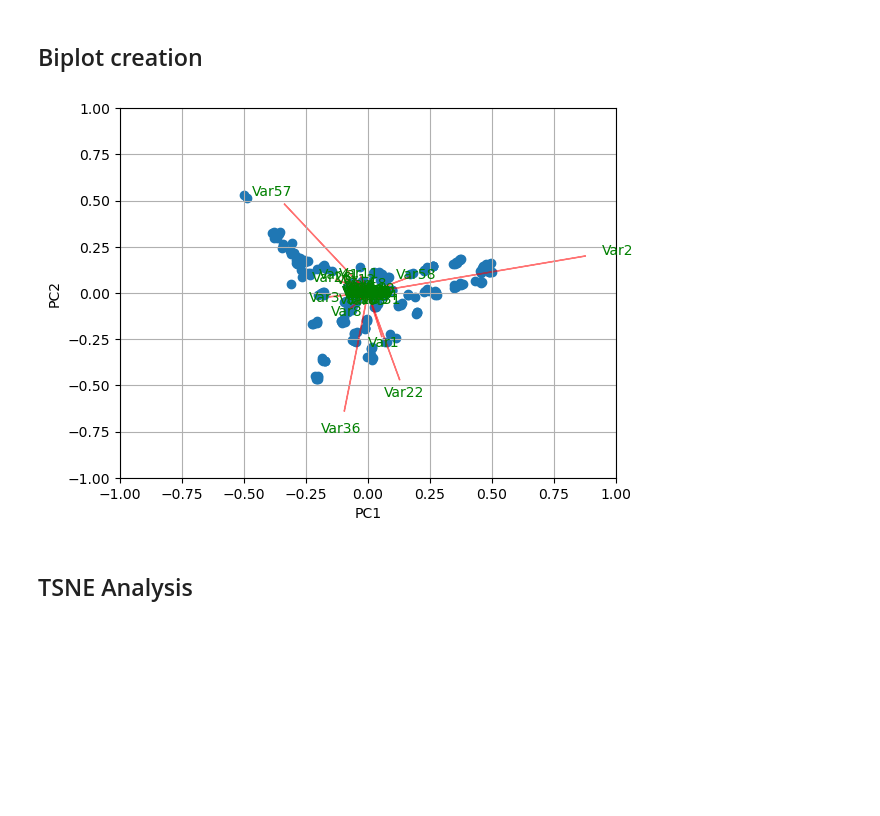
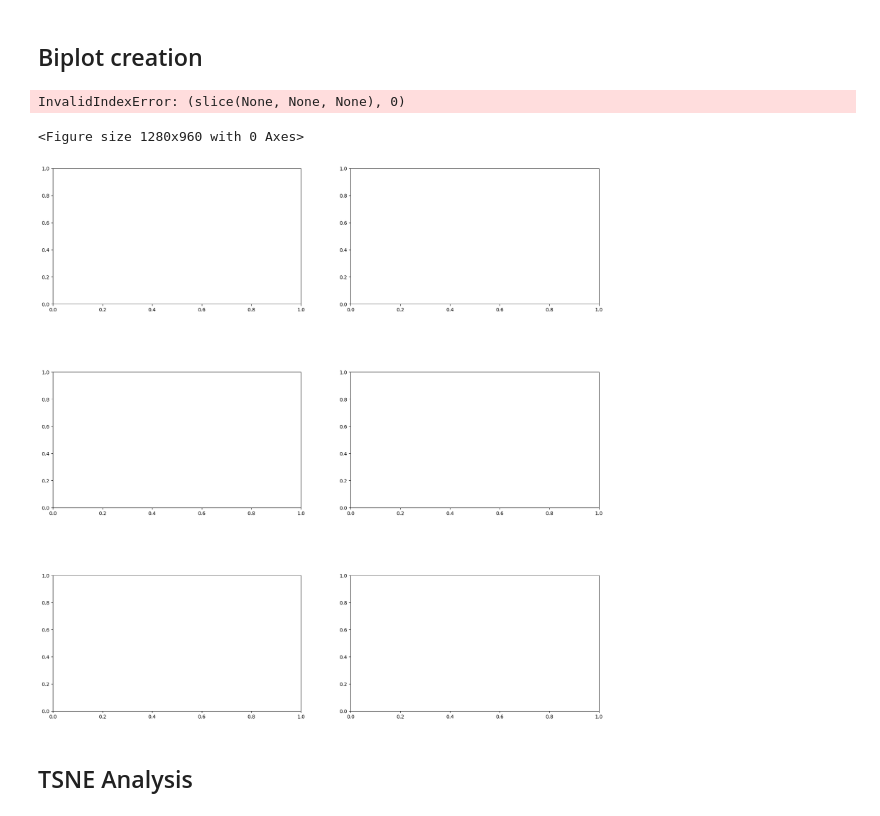
Before and after one commit to aplapteva/20440_final_project, a Jupyter notebook: Code/paired_analysis_ag.ipynb, the cells around one changed output. Saved outputs shown, nothing was run; the diff lists cells and outputs as text; code cells hidden in the pictures; blank space fills up the shorter version.

```diff
--- a/Code/paired_analysis_ag.ipynb
+++ b/Code/paired_analysis_ag.ipynb
@@ -71,0 +93,7 @@ Imputation, if necessary:
+# %%
+from sklearn import preprocessing
+data_pair_1 = []
+for i in data_pair:
+    columns = i.columns
+    scaler = preprocessing.StandardScaler().fit(i)
+    data_pair_1.append(pd.DataFrame(scaler.transform(i), columns=columns))
@@ -90,7 +134,7 @@ Removing small relative abundances, if necessary:
 out_df_pair = []
 var_ratio_pair = []
 pcs_pair = []
-for data in data_pair:
+for data in data_pair_1:
     pca = PCA(n_components=.95)
     out = pca.fit_transform(data)
 
@@ -144,8 +188,8 @@ for i in range(len(out_df_pair)):
     axes[i].legend();
     axes[i].set(xlabel="PC1")
     axes[i].set(ylabel="PC2")
-    axes[i].text(0.5, .15, "variance explained by PC1 and PC2: \n" + str(var_ratio_pair[i][0] + var_ratio_pair[i][1]), transform=axes[i].transAxes, horizontalalignment='center',
-    verticalalignment='top', bbox=dict(facecolor='red', alpha=0.5))
+    axes[i].text(0.5, .15, "variance explained by PC1 and PC2: \n {:.4f}".format(var_ratio_pair[i][0] + var_ratio_pair[i][1]), transform=axes[i].transAxes, horizontalalignment='center',
+    verticalalignment='top', bbox=dict(facecolor='gray', alpha=0.2))
     axes[i].set_title("Classification of " + str(pairwise[i]) + " on PC1 v PC2");
 
 plt.savefig('../Figures/PCA_plots_paired.svg')
@@ -164,14 +208,14 @@ for i in range(len(pcs_pair)):
     pcs = pcs_pair[i]
     # create a dataframe with the load of the features in PC1:
     load = pd.DataFrame(np.transpose(pcs), columns=['PC'+str(i+1) for i in range(len(out_df_pair[i].columns))])
-    load["feature"] = list(data_pair[i].columns)
+    load["feature"] = list(data_pair_1[i].columns)
 
     # descending values
     load1 = load.sort_values('PC1', ascending=False)
     load1_feat = pd.DataFrame(load1[["feature", 'PC1']], columns=['feature', 'PC1']) # for reference
 
     for feat in pairwise[i]:
-        load1_feat = load1_feat.loc[(load1_feat['PC1'] > .02) | (load1_feat['PC1'] < -.02)]
+        load1_feat = load1_feat.loc[(load1_feat['PC1'] > .07) | (load1_feat['PC1'] < -.07)]
 
     # plot
     sns.barplot(load1_feat, x='feature', y='PC1', ax=axes[i]);
@@ -186,29 +230,57 @@ plt.savefig('../Figures/PCA_load_plots_paired.svg')
 ## Biplot creation
 # %%
 def myplot(score,coeff,labels=None):
+    ''' creation of a biplot '''
     xs = score[:,0]
     ys = score[:,1]
     n = coeff.shape[0]
     scalex = 1.0/(xs.max() - xs.min())
     scaley = 1.0/(ys.max() - ys.min())
     plt.scatter(xs * scalex,ys * scaley)
     for i in range(n):
         plt.arrow(0, 0, coeff[i,0], coeff[i,1],color = 'r',alpha = 0.5)
         if labels is None:
             plt.text(coeff[i,0]* 1.15, coeff[i,1] * 1.15, "Var"+str(i+1), color = 'g', ha = 'center', va = 'center')
         else:
             plt.text(coeff[i,0]* 1.15, coeff[i,1] * 1.15, labels[i], color = 'g', ha = 'center', va = 'center')
     plt.xlim(-1,1)
     plt.ylim(-1,1)
     plt.xlabel("PC{}".format(1))
     plt.ylabel("PC{}".format(2))
     plt.grid()
 
-#Call the function. Use only the 2 PCs.
-myplot(out[:,0:2],np.transpose(pca.components_[0:2,:]))
-plt.show()
+
+plt.figure(dpi = 200)
+fig, ((ax1, ax2), (ax3, ax4), (ax5, ax6)) = plt.subplots(3, 2, figsize=(20, 20))
+axes = [ax1, ax2, ax3, ax4, ax5, ax6]
+plt.subplots_adjust(hspace=.5)
+
+for i in range(len(pcs_pair)):
+    pcs = pcs_pair[i]
+    # create a dataframe with the load of the features in PC1:
+    load = pd.DataFrame(np.transpose(pcs), columns=['PC'+str(i+1) for i in range(len(out_df_pair[i].columns))])
+    load["feature"] = list(data_pair[i].columns)
+
+    # descending values
+    load1 = load.sort_values('PC1', ascending=False)
+    load1_feat = pd.DataFrame(load1[["feature", 'PC1']], columns=['feature', 'PC1']) # for reference
+
+    for feat in pairwise[i]:
+        load1_feat = load1_feat.loc[(load1_feat['PC1'] > .02) | (load1_feat['PC1'] < -.02)]
+
+    myplot(out_df_pair[i], pcs)
+    plt.show()
+
+
+
+    # # plot
+    # sns.barplot(load1_feat, x='feature', y='PC1', ax=axes[i]);
+    # axes[i].set_xticklabels(load1_feat['feature'], rotation=45);
+    # axes[i].set_title("Loadings for PC1 for " + str(pairwise[i]));
 # %% [output]
+InvalidIndexError: (slice(None, None, None), 0)
+<Figure size 1280x960 with 0 Axes>
-[figure, old version]
+[figure, new version]
 # %% [markdown]
 ## TSNE Analysis
 # %% [markdown]
```
Also changed, not shown: parts of 20 cells of this notebook, 16 other files.
